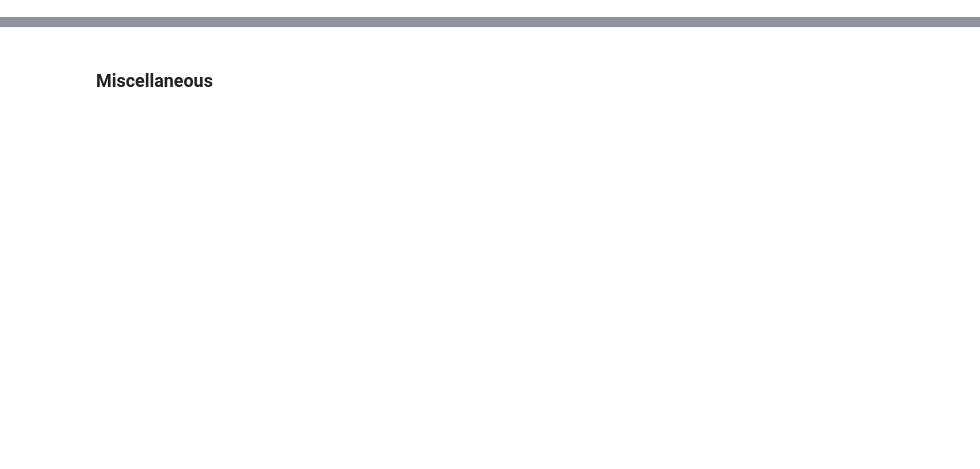
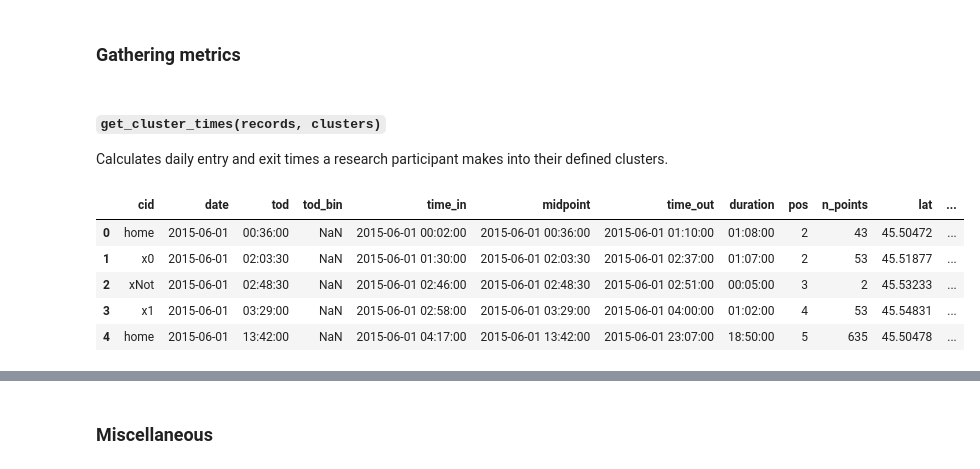
Before and after one commit to aid4mh/gSCAP, a Jupyter notebook: notebooks/demos/gps.ipynb, the cells around one changed output, grey strips where cells are left out. Saved outputs shown, nothing was run; the diff lists cells and outputs as text; code cells hidden in the pictures; blank space fills up the shorter version.

```diff
--- a/notebooks/demos/gps.ipynb
+++ b/notebooks/demos/gps.ipynb
@@ -41,0 +33,3 @@ provide a number of  miscellaneous, clustering, and api methods.
+# %%
+df = gps.resample_gps_intervals(df)
+df.head()
@@ -41,0 +47,3 @@ provide a number of  miscellaneous, clustering, and api methods.
+# %%
+df = gps.impute_stationary_coordinates(df, freq='10Min')
+df.head()
@@ -41,0 +67,3 @@ provide a number of  miscellaneous, clustering, and api methods.
+# %%
+df, clusters = gps.get_clusters_with_context(df)
+df.head()
@@ -41,0 +122,15 @@ provide a number of  miscellaneous, clustering, and api methods.
+# %% [markdown]
+### Gathering metrics
+# %% [markdown]
+#### `get_cluster_times(records, clusters)`
+Calculates daily entry and exit times a research participant makes into their defined clusters.
+# %%
+entries = gps.get_cluster_times(df)
+entries.head()
+# %% [output]
+|  | cid | date | tod | tod_bin | time_in | midpoint | time_out | duration | pos | n_points | lat | ... |
+| 0 | home | 2015-06-01 | 00:36:00 | NaN | 2015-06-01 00:02:00 | 2015-06-01 00:36:00 | 2015-06-01 01:10:00 | 01:08:00 | 2 | 43 | 45.50472 | ... |
+| 1 | x0 | 2015-06-01 | 02:03:30 | NaN | 2015-06-01 01:30:00 | 2015-06-01 02:03:30 | 2015-06-01 02:37:00 | 01:07:00 | 2 | 53 | 45.51877 | ... |
+| 2 | xNot | 2015-06-01 | 02:48:30 | NaN | 2015-06-01 02:46:00 | 2015-06-01 02:48:30 | 2015-06-01 02:51:00 | 00:05:00 | 3 | 2 | 45.53233 | ... |
+| 3 | x1 | 2015-06-01 | 03:29:00 | NaN | 2015-06-01 02:58:00 | 2015-06-01 03:29:00 | 2015-06-01 04:00:00 | 01:02:00 | 4 | 53 | 45.54831 | ... |
+| 4 | home | 2015-06-01 | 13:42:00 | NaN | 2015-06-01 04:17:00 | 2015-06-01 13:42:00 | 2015-06-01 23:07:00 | 18:50:00 | 5 | 635 | 45.50478 | ... |
```
Also changed, not shown: parts of 65 cells of this notebook, 23 other files.
